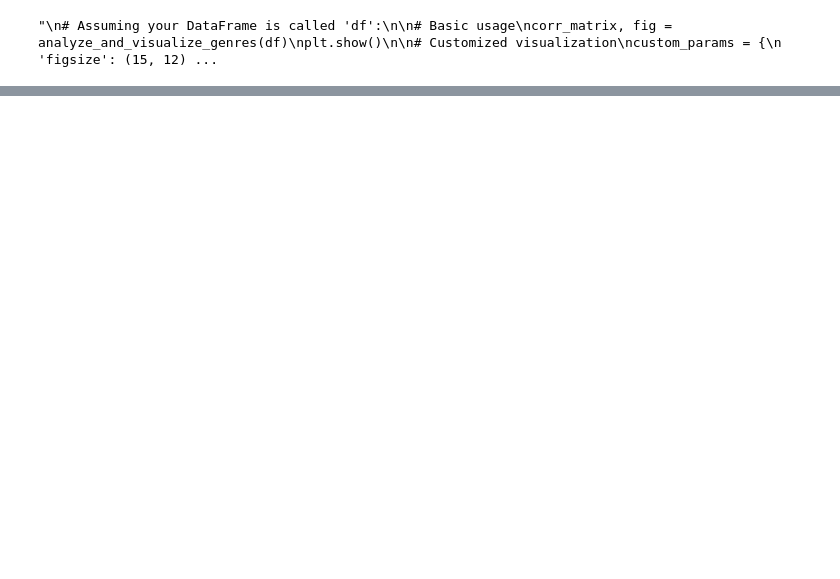
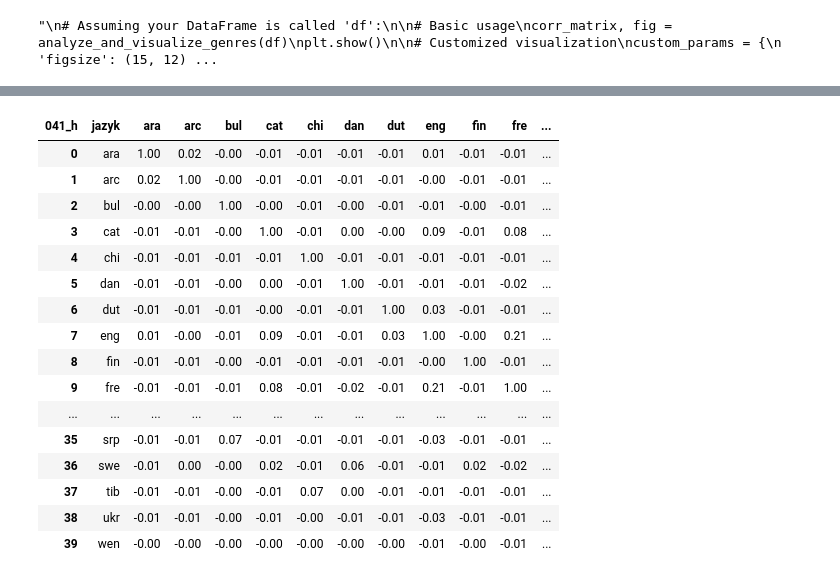
Before and after one commit to DataRozhlas/knizni-peoplemetr, a Jupyter notebook: 149_korelace_jazyku.ipynb, the cells around one changed output, grey strips where cells are left out. Drawn from its saved outputs; the diff is of its cells as text; code cells hidden in the pictures; blank space fills up the shorter version.

```diff
--- a/149_korelace_jazyku.ipynb
+++ b/149_korelace_jazyku.ipynb
@@ -185,0 +186,29 @@ plt.show()
+# %%
+df_tab = df_expl[~df_expl['041_h'].isin(['cze','und','slo'])]
+nejpilnejsi = df_tab.groupby("700_7")['041_h'].nunique()
+nejpilnejsi = nejpilnejsi[nejpilnejsi >= 2].index.to_list()
+df_tab = df_tab[df_tab['700_7'].isin(nejpilnejsi)]
+nejcastejsi = df_tab.groupby('041_h').size().nlargest(40).index.to_list()
+df_tab = df_tab[df_tab['041_h'].isin(nejcastejsi)]
+vysledky = create_genre_correlation_matrix(df_tab)
+jazyky = vysledky.columns.to_list()
+vysledky = vysledky.reset_index().rename(columns={"041_h": "jazyk"})
+vysledky
+# %% [output]
+| 041_h | jazyk | ara | arc | bul | cat | chi | dan | dut | eng | fin | fre | ... |
+| 0 | ara | 1.00 | 0.02 | -0.00 | -0.01 | -0.01 | -0.01 | -0.01 | 0.01 | -0.01 | -0.01 | ... |
+| 1 | arc | 0.02 | 1.00 | -0.00 | -0.01 | -0.01 | -0.01 | -0.01 | -0.00 | -0.01 | -0.01 | ... |
+| 2 | bul | -0.00 | -0.00 | 1.00 | -0.00 | -0.01 | -0.00 | -0.01 | -0.01 | -0.00 | -0.01 | ... |
+| 3 | cat | -0.01 | -0.01 | -0.00 | 1.00 | -0.01 | 0.00 | -0.00 | 0.09 | -0.01 | 0.08 | ... |
+| 4 | chi | -0.01 | -0.01 | -0.01 | -0.01 | 1.00 | -0.01 | -0.01 | -0.01 | -0.01 | -0.01 | ... |
+| 5 | dan | -0.01 | -0.01 | -0.00 | 0.00 | -0.01 | 1.00 | -0.01 | -0.01 | -0.01 | -0.02 | ... |
+| 6 | dut | -0.01 | -0.01 | -0.01 | -0.00 | -0.01 | -0.01 | 1.00 | 0.03 | -0.01 | -0.01 | ... |
+| 7 | eng | 0.01 | -0.00 | -0.01 | 0.09 | -0.01 | -0.01 | 0.03 | 1.00 | -0.00 | 0.21 | ... |
+| 8 | fin | -0.01 | -0.01 | -0.00 | -0.01 | -0.01 | -0.01 | -0.01 | -0.00 | 1.00 | -0.01 | ... |
+| 9 | fre | -0.01 | -0.01 | -0.01 | 0.08 | -0.01 | -0.02 | -0.01 | 0.21 | -0.01 | 1.00 | ... |
+| ... | ... | ... | ... | ... | ... | ... | ... | ... | ... | ... | ... | ... |
+| 35 | srp | -0.01 | -0.01 | 0.07 | -0.01 | -0.01 | -0.01 | -0.01 | -0.03 | -0.01 | -0.01 | ... |
+| 36 | swe | -0.01 | 0.00 | -0.00 | 0.02 | -0.01 | 0.06 | -0.01 | -0.01 | 0.02 | -0.02 | ... |
+| 37 | tib | -0.01 | -0.01 | -0.00 | -0.01 | 0.07 | 0.00 | -0.01 | -0.01 | -0.01 | -0.01 | ... |
+| 38 | ukr | -0.01 | -0.01 | -0.00 | -0.01 | -0.00 | -0.01 | -0.01 | -0.03 | -0.01 | -0.01 | ... |
+| 39 | wen | -0.00 | -0.00 | -0.00 | -0.00 | -0.00 | -0.00 | -0.00 | -0.01 | -0.00 | -0.01 | ... |
```
Also changed, not shown: parts of 10 cells of this notebook, 22 other files.
